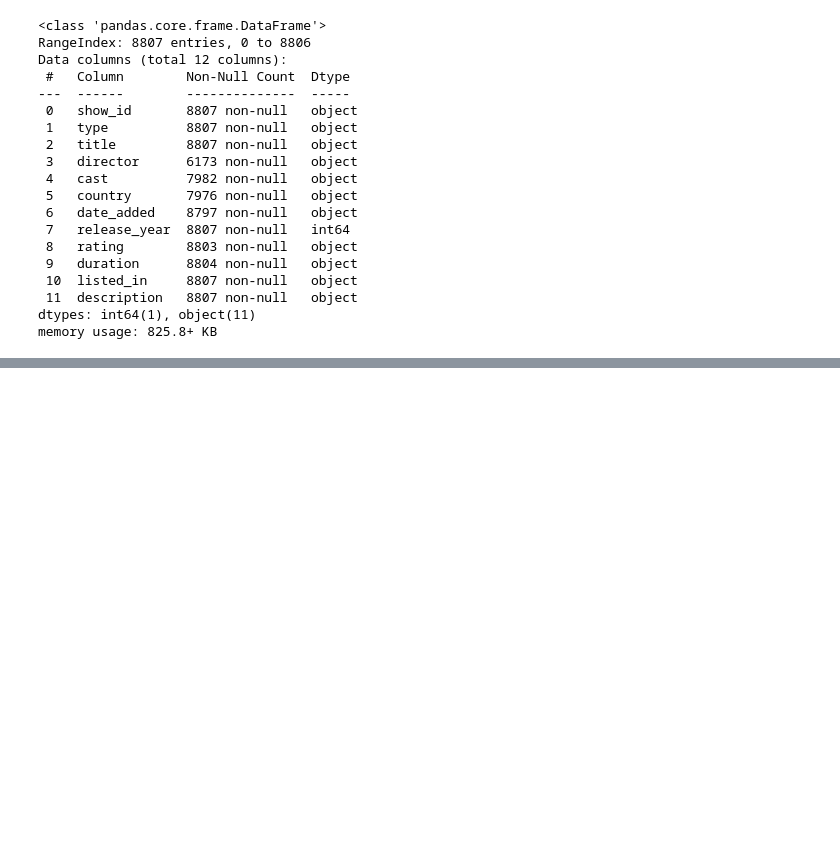
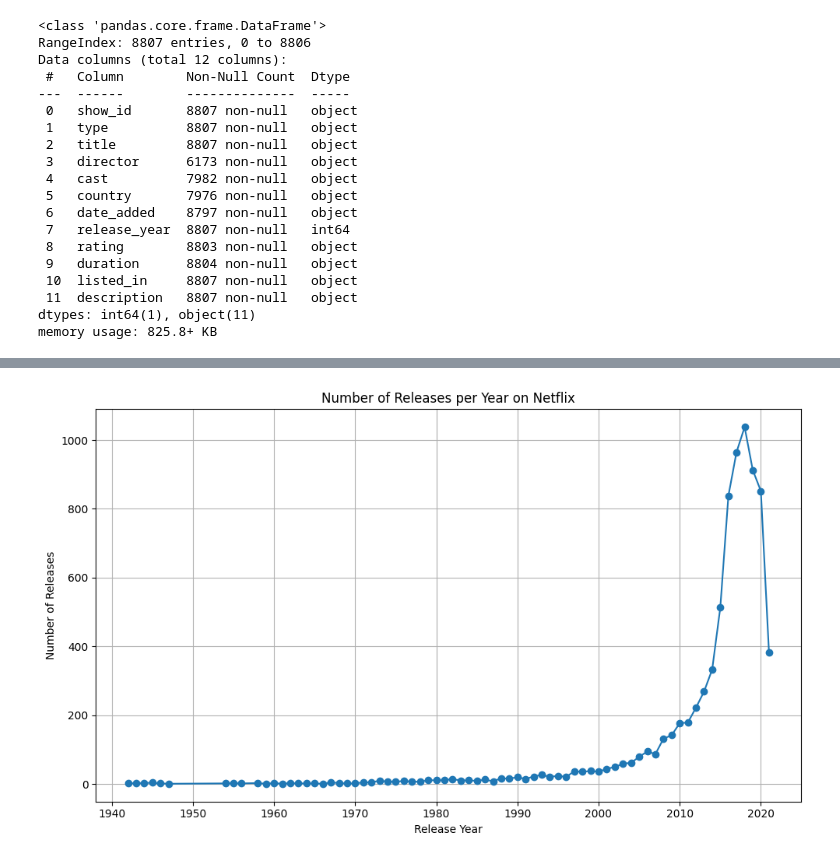
Before and after one commit to Saicharanraju0099/data-science, a Jupyter notebook: 10 - DATA ANALYSIS WITH PYTHON/10.5.1 - Netflix Dataset Visualization.ipynb, the cells around one changed output, grey strips where cells are left out. Drawn from its saved outputs; the diff is of its cells as text; code cells hidden in the pictures; blank space fills up the shorter version.

```diff
--- a/10 - DATA ANALYSIS WITH PYTHON/10.5.1 - Netflix Dataset Visualization.ipynb
+++ b/10 - DATA ANALYSIS WITH PYTHON/10.5.1 - Netflix Dataset Visualization.ipynb
@@ -37,0 +75,13 @@ netflix_data = netflix_data.dropna(['type','release_year','rating','duration','c
+# %%
+release_year_count = netflix_data['release_year'].value_counts().sort_index()
+plt.figure(figsize=(10,6))
+plt.plot(release_year_count.index, release_year_count.values, marker='o', linestyle='-')
+plt.title('Number of Releases per Year on Netflix')
+plt.xlabel('Release Year')
+plt.ylabel('Number of Releases')
+plt.grid()
+plt.tight_layout()
+plt.savefig('releases_per_year.png')
+plt.show()
+# %% [output]
+[figure, added]
```
Also changed, not shown: parts of 5 cells of this notebook, 6 other files.
